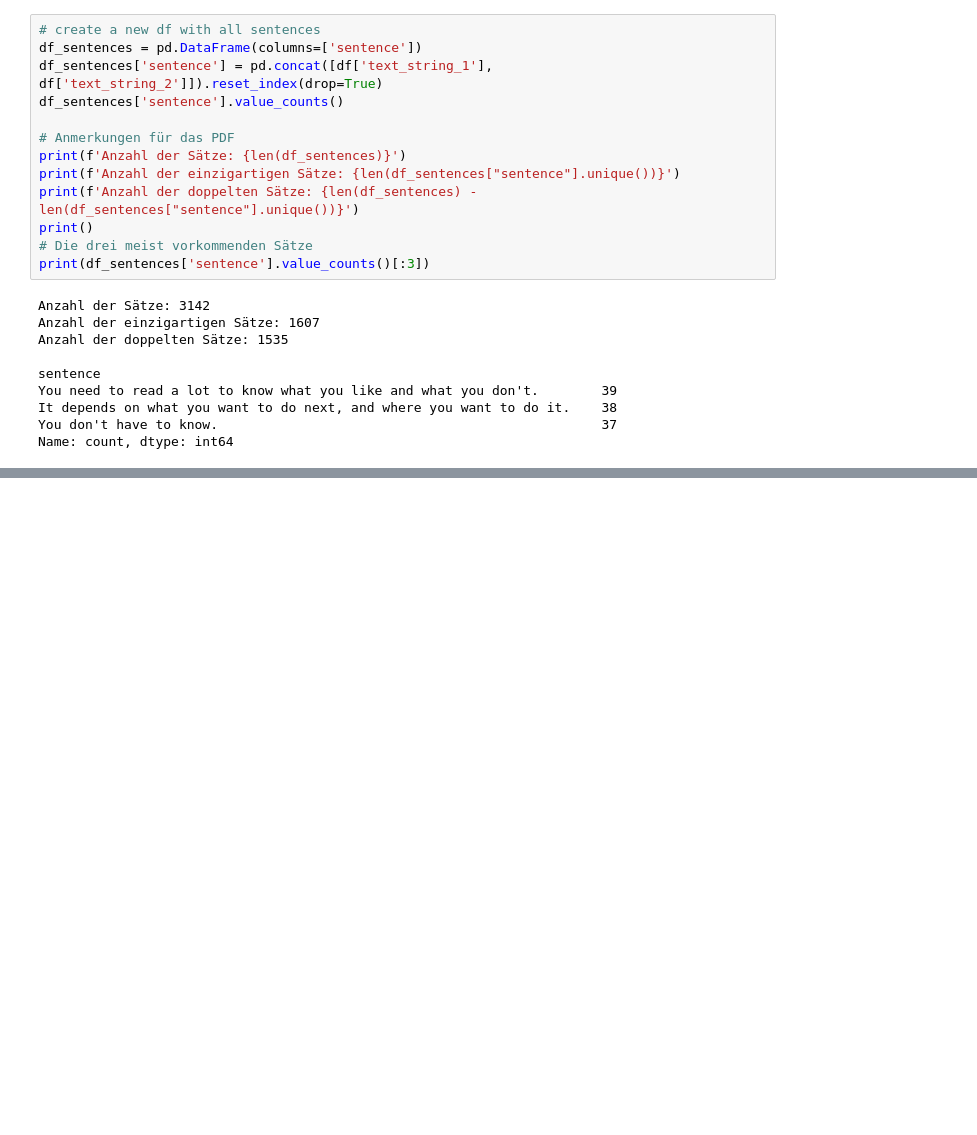
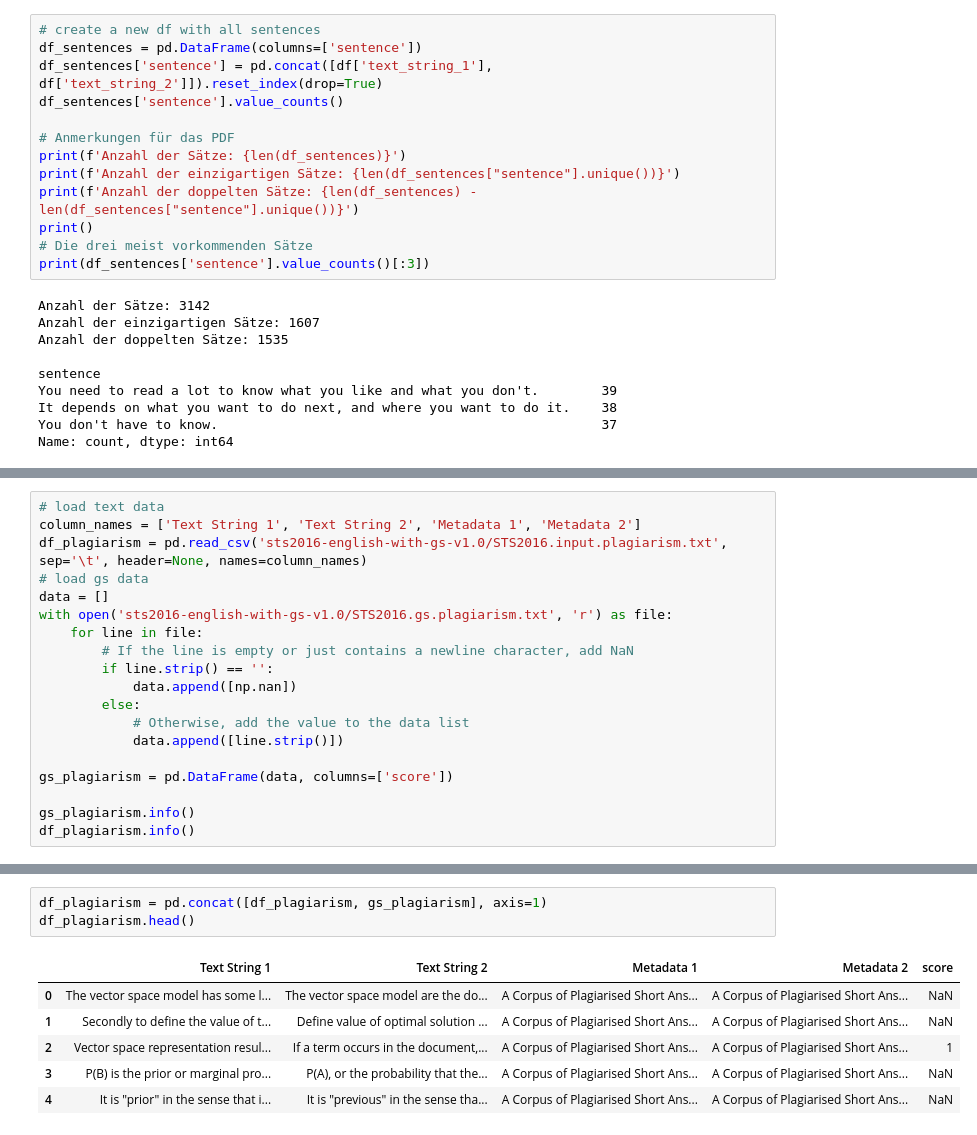
Before and after one commit to Phillus1999/data_science_2, a Jupyter notebook: projects/uebung_2/eda2.ipynb, the cells around one changed output, grey strips where cells are left out. Drawn from its saved outputs; the diff is of its cells as text; blank space fills up the shorter version.

```diff
--- a/projects/uebung_2/eda2.ipynb
+++ b/projects/uebung_2/eda2.ipynb
@@ -262,0 +268,19 @@ Name: count, dtype: int64
+# %%
+# load text data
+column_names = ['Text String 1', 'Text String 2', 'Metadata 1', 'Metadata 2']
+df_plagiarism = pd.read_csv('sts2016-english-with-gs-v1.0/STS2016.input.plagiarism.txt', sep='\t', header=None, names=column_names)
+# load gs data
+data = []
+with open('sts2016-english-with-gs-v1.0/STS2016.gs.plagiarism.txt', 'r') as file:
+    for line in file:
+        # If the line is empty or just contains a newline character, add NaN
+        if line.strip() == '':
+            data.append([np.nan])
+        else:
+            # Otherwise, add the value to the data list
+            data.append([line.strip()])
+
+gs_plagiarism = pd.DataFrame(data, columns=['score'])
+
+gs_plagiarism.info()
+df_plagiarism.info()
@@ -262,0 +307,10 @@ Name: count, dtype: int64
+# %%
+df_plagiarism = pd.concat([df_plagiarism, gs_plagiarism], axis=1)
+df_plagiarism.head()
+# %% [output]
+|  | Text String 1 | Text String 2 | Metadata 1 | Metadata 2 | score |
+| 0 | The vector space model has some l... | The vector space model are the do... | A Corpus of Plagiarised Short Ans... | A Corpus of Plagiarised Short Ans... | NaN |
+| 1 | Secondly to define the value of t... | Define value of optimal solution ... | A Corpus of Plagiarised Short Ans... | A Corpus of Plagiarised Short Ans... | NaN |
+| 2 | Vector space representation resul... | If a term occurs in the document,... | A Corpus of Plagiarised Short Ans... | A Corpus of Plagiarised Short Ans... | 1 |
+| 3 | P(B) is the prior or marginal pro... | P(A), or the probability that the... | A Corpus of Plagiarised Short Ans... | A Corpus of Plagiarised Short Ans... | NaN |
+| 4 | It is "prior" in the sense that i... | It is "previous" in the sense tha... | A Corpus of Plagiarised Short Ans... | A Corpus of Plagiarised Short Ans... | NaN |
```
Also changed, not shown: parts of 21 cells of this notebook, 2 other files.
